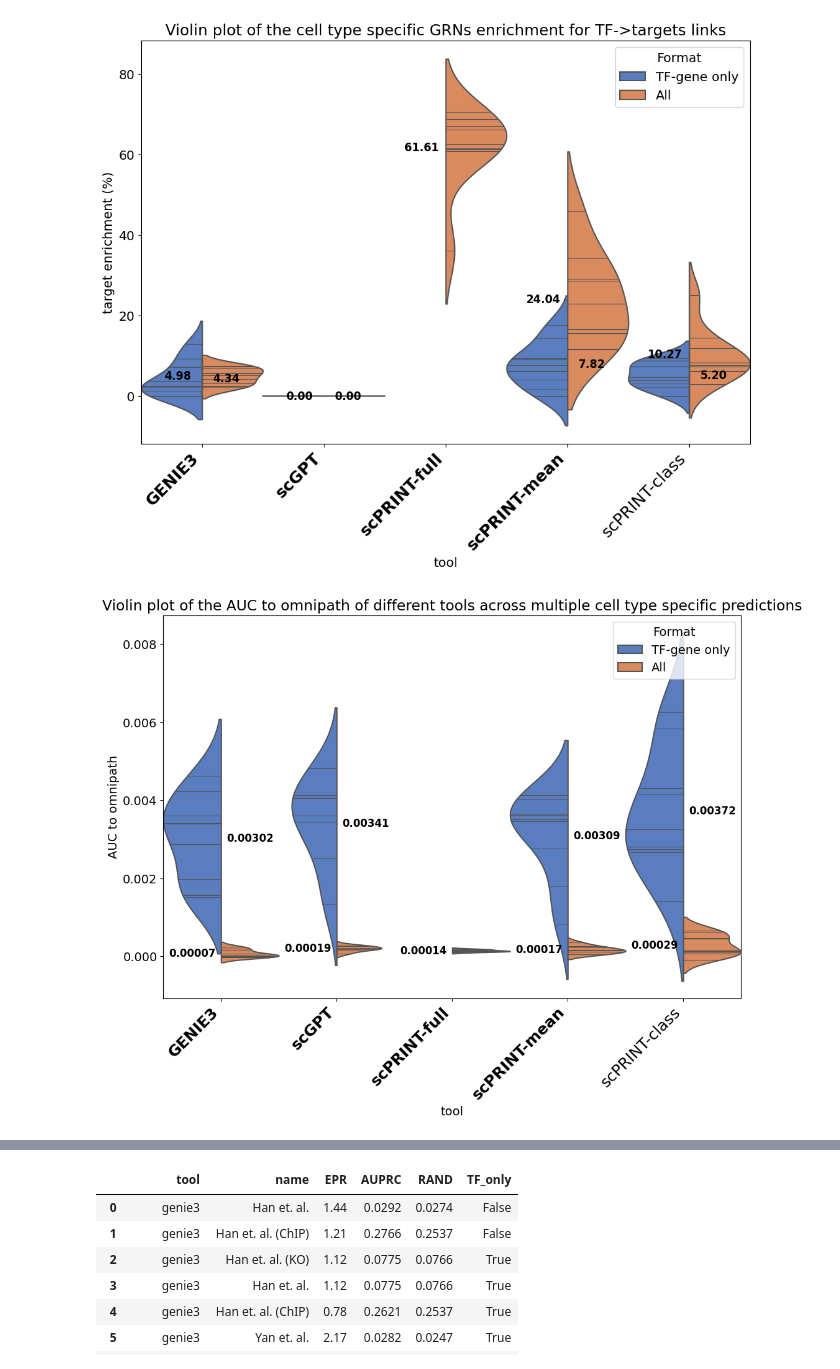
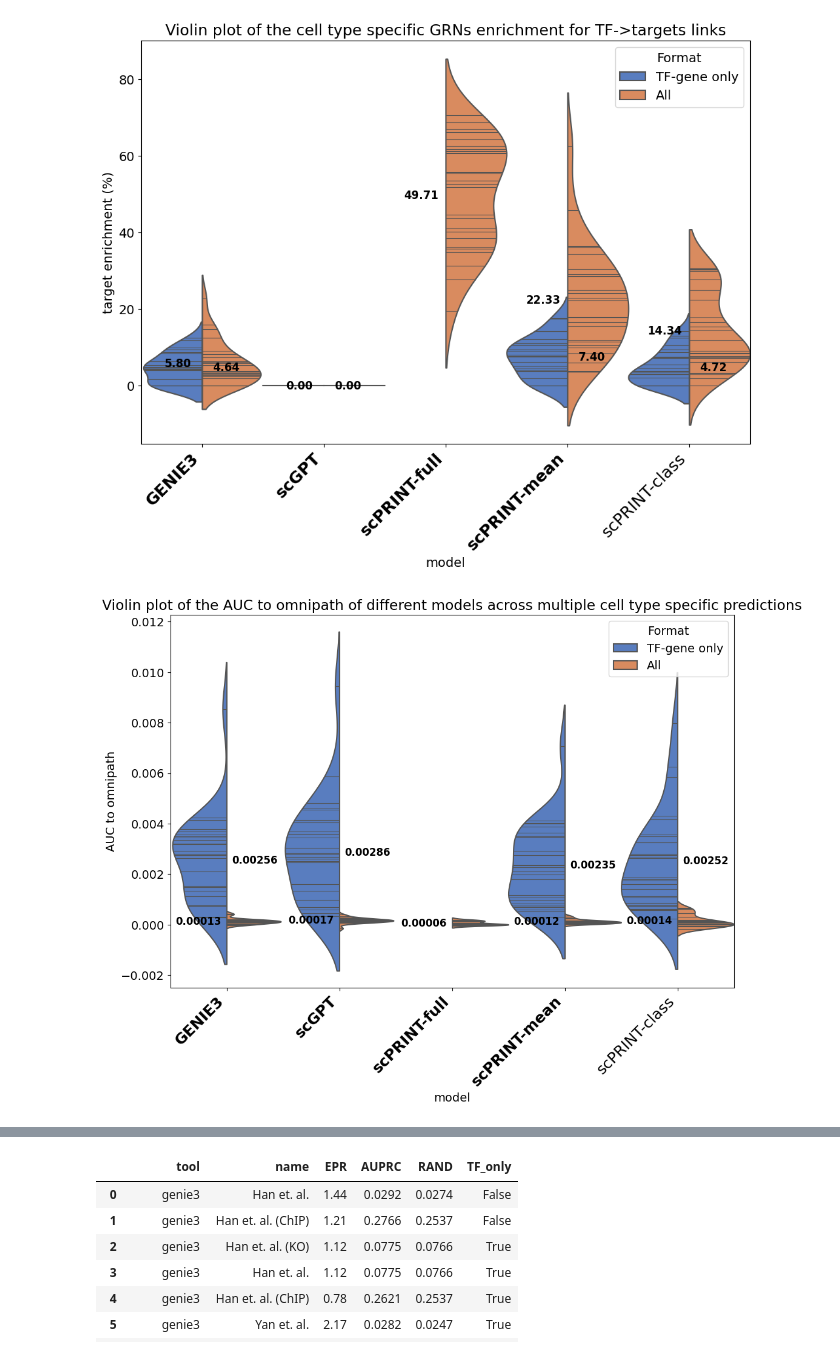
Before and after one commit to jkobject/scPRINT, a Jupyter notebook: figures/plot_results.ipynb, the cells around one changed output, grey strips where cells are left out. Drawn from its saved outputs; the diff is of its cells as text; code cells hidden in the pictures.

```diff
--- a/figures/plot_results.ipynb
+++ b/figures/plot_results.ipynb
@@ -23,3 +23,7 @@ res
+# %%
+#res = res[res.name != "endothelial cell"].iloc[:79] # first dataset
+#res = res.iloc[86:149] # second dataset
+res = res.iloc[149:]
 # %%
 res['TF_only'] = res['TF_only'].replace({True: 'TF-gene only', False: "All"})
 res = res.rename(columns={'TF_only': 'Format'})
@@ -36,18 +32,18 @@ array(['GENIE3', 'scGPT', 'scPRINT-full', 'scPRINT-mean', 'scPRINT-class'],
 
 # Create the violin plot with adjusted scale to fix the tiny side issue
 plt.figure(figsize=(12, 8))
-violin_plot = sns.violinplot(x='tool', y='EPR', hue="Format", data=res, split=True, density_norm='count', width=1, linewidth=1.5, palette="muted", inner='stick')
+violin_plot = sns.violinplot(x='model', y='EPR', hue="Format", data=res, split=True, density_norm='count', width=1, linewidth=1.5, palette="muted", inner='stick')
 
 # Add the mean value as text
-mean_values = res.groupby(['tool', 'Format'])['EPR'].mean().reindex(res['tool'].unique(), level=0).reset_index()
+mean_values = res.groupby(['model', 'Format'])['EPR'].mean().reindex(res['model'].unique(), level=0).reset_index()
 
 for i in range(mean_values.shape[0]):
     offset = 0.2 if mean_values['Format'][i] == 'TF-gene only' else -0.2
-    xloc = res['tool'].unique().tolist().index(mean_values['tool'][i])
+    xloc = res['model'].unique().tolist().index(mean_values['model'][i])
     violin_plot.text(xloc + offset, mean_values['EPR'][i], f"{mean_values['EPR'][i]:.2f}", color='black', ha="center", va="center", fontsize=12, fontweight='bold')
 # Set the title and labels of the plot
 violin_plot.set_title('Violin plot of the EPR to omnipath across multiple cell type GRNs')
-violin_plot.set_xlabel('tool')
+violin_plot.set_xlabel('model')
 violin_plot.set_ylabel('EPR to omnipath')
 
 # Rotate the x labels for better readability and align them
@@ -78,18 +61,18 @@ mean_values
 # Create the violin plot
 plt.figure(figsize=(12, 8))
 
-violin_plot = sns.violinplot(x='tool', y='TF_targ', hue="Format", data=res, split=True, density_norm='count', width=1, linewidth=1.5, palette="muted", inner='stick')
+violin_plot = sns.violinplot(x='model', y='TF_targ', hue="Format", data=res, split=True, density_norm='count', width=1, linewidth=1.5, palette="muted", inner='stick')
 
 # Set the title and labels of the plot
 violin_plot.set_title('Violin plot of the cell type specific GRNs enrichment for TF->targets links')
-violin_plot.set_xlabel('tool')
+violin_plot.set_xlabel('model')
 violin_plot.set_ylabel('target enrichment (%)')
 # Add the mean value as text
-mean_values = res.groupby(['tool', 'Format'])['TF_targ'].mean().reindex(res['tool'].unique(), level=0).reset_index()
+mean_values = res.groupby(['model', 'Format'])['TF_targ'].mean().reindex(res['model'].unique(), level=0).reset_index()
 
 for i in range(mean_values.shape[0]):
     offset = 0.2 if mean_values['Format'][i] == 'TF-gene only' else -0.2
-    xloc = res['tool'].unique().tolist().index(mean_values['tool'][i])
+    xloc = res['model'].unique().tolist().index(mean_values['model'][i])
     violin_plot.text(xloc+offset, mean_values['TF_targ'][i], f"{mean_values['TF_targ'][i]:.2f}", color='black', ha="center", va="center", fontsize=12, fontweight='bold')
 
 # Rotate the x labels for better readability
@@ -101,38 +84,36 @@ plt.xticks(ticks=plt.gca().get_xticks(), labels=xticks_labels, rotation=45, ha="
 # Show the plot
 plt.show()
 # %% [output]
-[figure, old version]
+[figure, new version]
 # %%
 res['AUPRC'] = res['AUPRC'] - res['RAND']
-# %%
-res=  res[res.name!="endothelial cell"]
 # %%
 # Create the violin plot
 plt.figure(figsize=(12, 8))
-violin_plot = sns.violinplot(x='tool', y='AUPRC', hue="Format", data=res, split=True, density_norm='count', width=1, linewidth=1.5, palette="muted", inner='stick')
+violin_plot = sns.violinplot(x='model', y='AUPRC', hue="Format", data=res, split=True, density_norm='count', width=1, linewidth=1.5, palette="muted", inner='stick')
 
 # Set the title and labels of the plot
-violin_plot.set_title('Violin plot of the AUC to omnipath of different tools across multiple cell type specific predictions')
-violin_plot.set_xlabel('tool')
+violin_plot.set_title('Violin plot of the AUC to omnipath of different models across multiple cell type specific predictions')
+violin_plot.set_xlabel('model')
 violin_plot.set_ylabel('AUC to omnipath')
 
-mean_values = res.groupby(['tool', 'Format'])['AUPRC'].mean().reindex(res['tool'].unique(), level=0).reset_index()
+mean_values = res.groupby(['model', 'Format'])['AUPRC'].mean().reindex(res['model'].unique(), level=0).reset_index()
 
 for i in range(mean_values.shape[0]):
     offset = 0.25 if mean_values['Format'][i] == 'TF-gene only' else -0.25
-    xloc = res['tool'].unique().tolist().index(mean_values['tool'][i])
+    xloc = res['model'].unique().tolist().index(mean_values['model'][i])
     violin_plot.text(offset + xloc, mean_values['AUPRC'][i], f"{mean_values['AUPRC'][i]:.5f}", color='black', ha="center", va="center", fontsize=12, fontweight='bold')
 # Rotate the x labels for better readability and increase their size
 # Make the first four x labels bold
 xticks_labels = plt.gca().get_xticklabels()
 for i, label in enumerate(xticks_labels):
     if i < 4:
         label.set_fontweight('bold')
 plt.xticks(ticks=plt.gca().get_xticks(), labels=xticks_labels, rotation=45, ha="right", fontsize=18)
 
 # Show the plot
 plt.show()
 # %% [output]
-[figure, old version]
+[figure, new version]
 # %%
 scGPT achieves very very high value for endothelial cell where it had negative value in the non TF-only mode. showing that this is likely non specific
```
Also changed, not shown: parts of 7 cells of this notebook, 5 other files.
